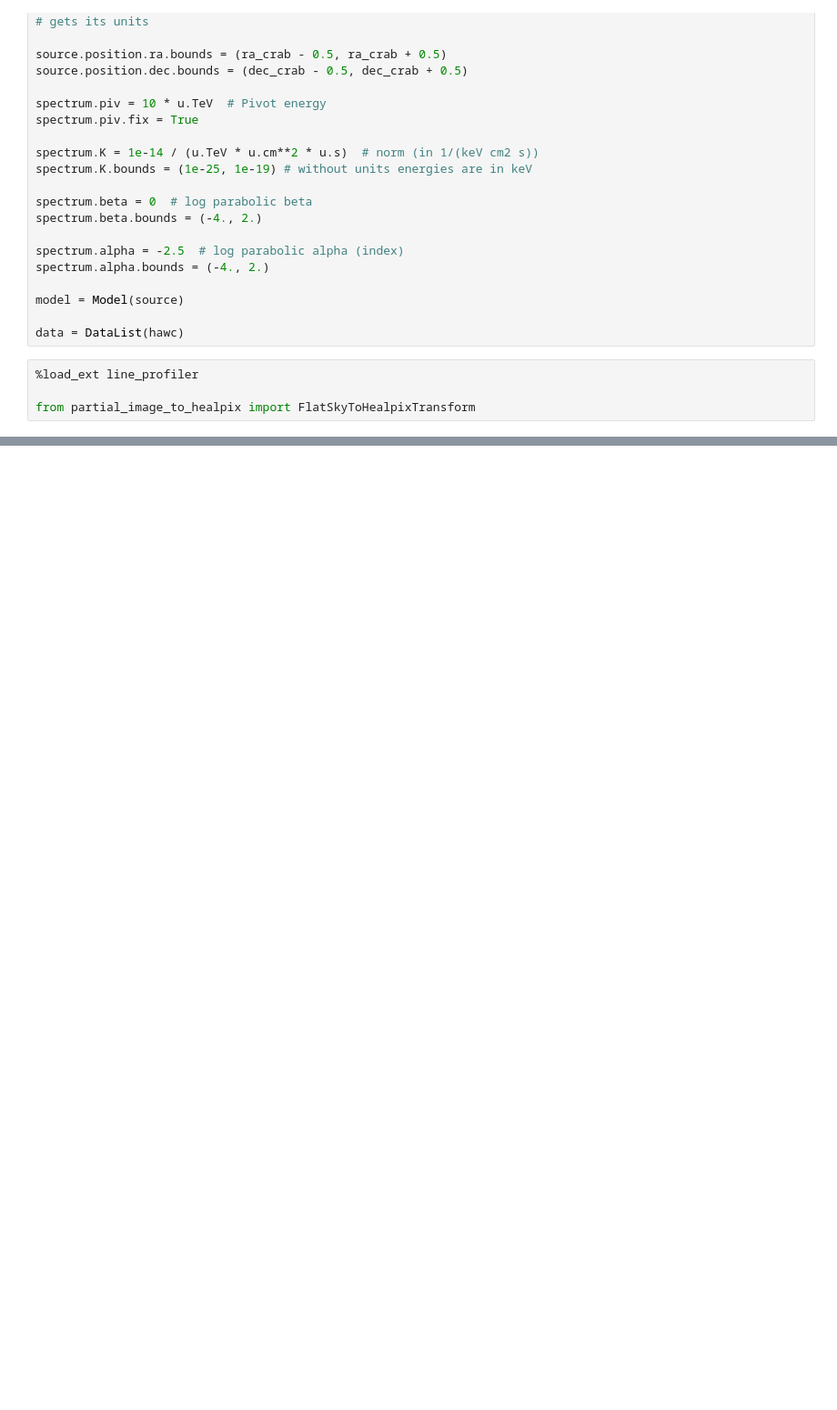
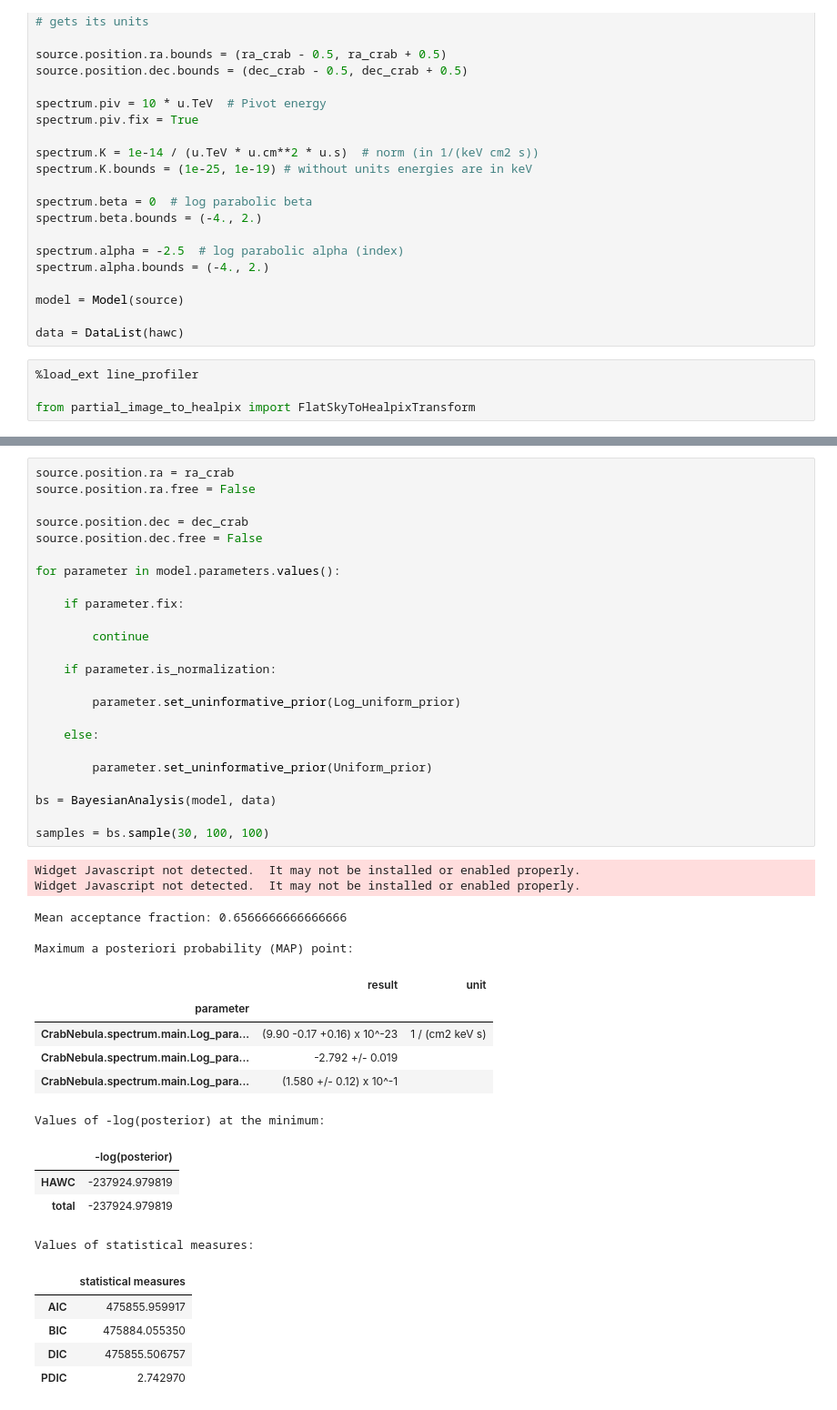
Before and after one commit to threeML/hawc_hal, a Jupyter notebook: hawc_data_reader/test_like.ipynb, the cells around one changed output, grey strips where cells are left out. Shown: that part at 91% size. Saved outputs shown, nothing was run; the diff lists cells and outputs as text; blank space fills up the shorter version.

```diff
--- a/hawc_data_reader/test_like.ipynb
+++ b/hawc_data_reader/test_like.ipynb
@@ -206,0 +215,45 @@ print spectrum(1.0 * u.TeV).to(1/(u.TeV * u.cm**2 * u.s))
+# %%
+source.position.ra = ra_crab
+source.position.ra.free = False
+
+source.position.dec = dec_crab
+source.position.dec.free = False
+
+for parameter in model.parameters.values():
+
+    if parameter.fix:
+
+        continue
+
+    if parameter.is_normalization:
+
+        parameter.set_uninformative_prior(Log_uniform_prior)
+
+    else:
+
+        parameter.set_uninformative_prior(Uniform_prior)
+
+bs = BayesianAnalysis(model, data)
+
+samples = bs.sample(30, 100, 100)
+# %% [output]
+Widget Javascript not detected.  It may not be installed or enabled properly.
+Widget Javascript not detected.  It may not be installed or enabled properly.
+Mean acceptance fraction: 0.6566666666666666
+
+Maximum a posteriori probability (MAP) point:
+|  | result | unit |
+| parameter |  |  |
+| CrabNebula.spectrum.main.Log_para... | (9.90 -0.17 +0.16) x 10^-23 | 1 / (cm2 keV s) |
+| CrabNebula.spectrum.main.Log_para... | -2.792 +/- 0.019 |  |
+| CrabNebula.spectrum.main.Log_para... | (1.580 +/- 0.12) x 10^-1 |  |
+Values of -log(posterior) at the minimum:
+|  | -log(posterior) |
+| HAWC | -237924.979819 |
+| total | -237924.979819 |
+Values of statistical measures:
+|  | statistical measures |
+| AIC | 475855.959917 |
+| BIC | 475884.055350 |
+| DIC | 475855.506757 |
+| PDIC | 2.742970 |
```
Also changed, not shown: parts of 9 cells of this notebook, 7 other files.
